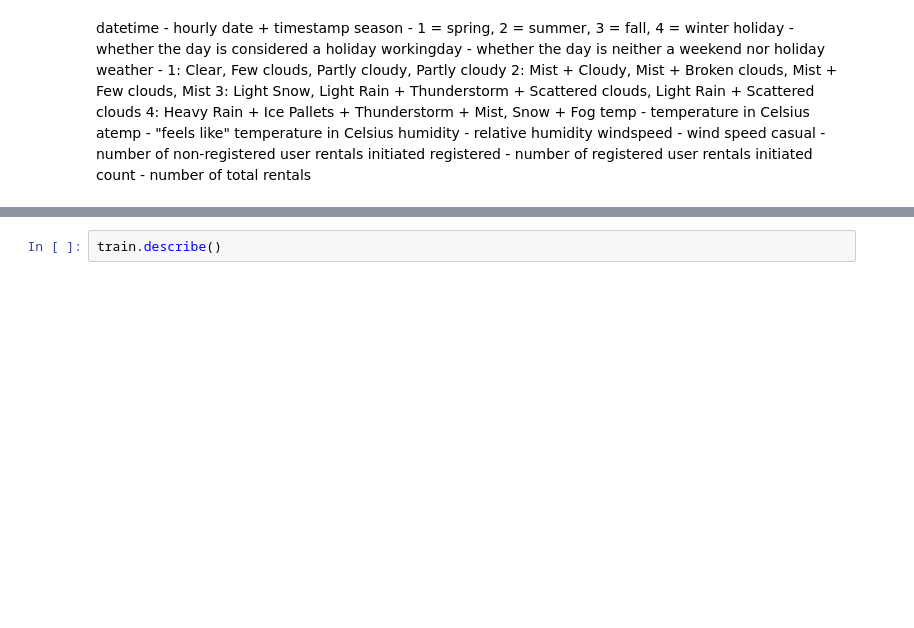
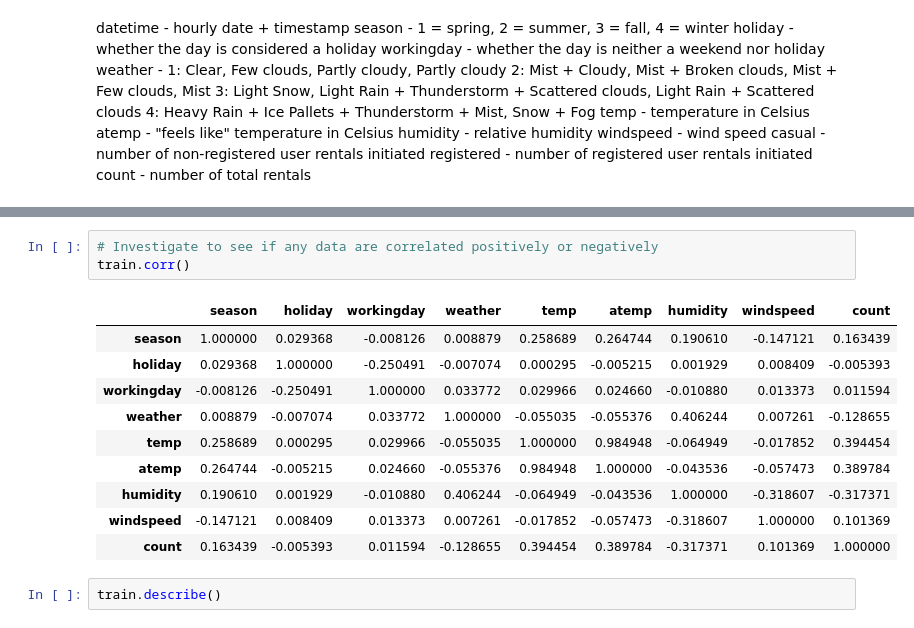
Before and after one commit to gracelynxs/predict-bike-share-udacity-proj, a Jupyter notebook: project.ipynb, the cells around one changed output, grey strips where cells are left out. Drawn from its saved outputs; the diff is of its cells as text; blank space fills up the shorter version.

```diff
--- a/project.ipynb
+++ b/project.ipynb
@@ -40,3 +58,17 @@ train.head(5)
+# %%
+# Investigate to see if any data are correlated positively or negatively
+train.corr()
+# %% [output]
+|  | season | holiday | workingday | weather | temp | atemp | humidity | windspeed | count |
+| season | 1.000000 | 0.029368 | -0.008126 | 0.008879 | 0.258689 | 0.264744 | 0.190610 | -0.147121 | 0.163439 |
+| holiday | 0.029368 | 1.000000 | -0.250491 | -0.007074 | 0.000295 | -0.005215 | 0.001929 | 0.008409 | -0.005393 |
+| workingday | -0.008126 | -0.250491 | 1.000000 | 0.033772 | 0.029966 | 0.024660 | -0.010880 | 0.013373 | 0.011594 |
+| weather | 0.008879 | -0.007074 | 0.033772 | 1.000000 | -0.055035 | -0.055376 | 0.406244 | 0.007261 | -0.128655 |
+| temp | 0.258689 | 0.000295 | 0.029966 | -0.055035 | 1.000000 | 0.984948 | -0.064949 | -0.017852 | 0.394454 |
+| atemp | 0.264744 | -0.005215 | 0.024660 | -0.055376 | 0.984948 | 1.000000 | -0.043536 | -0.057473 | 0.389784 |
+| humidity | 0.190610 | 0.001929 | -0.010880 | 0.406244 | -0.064949 | -0.043536 | 1.000000 | -0.318607 | -0.317371 |
+| windspeed | -0.147121 | 0.008409 | 0.013373 | 0.007261 | -0.017852 | -0.057473 | -0.318607 | 1.000000 | 0.101369 |
+| count | 0.163439 | -0.005393 | 0.011594 | -0.128655 | 0.394454 | 0.389784 | -0.317371 | 0.101369 | 1.000000 |
 # %%
 train.describe()
 # %% [output]
```
Also changed, not shown: parts of 30 cells of this notebook.
